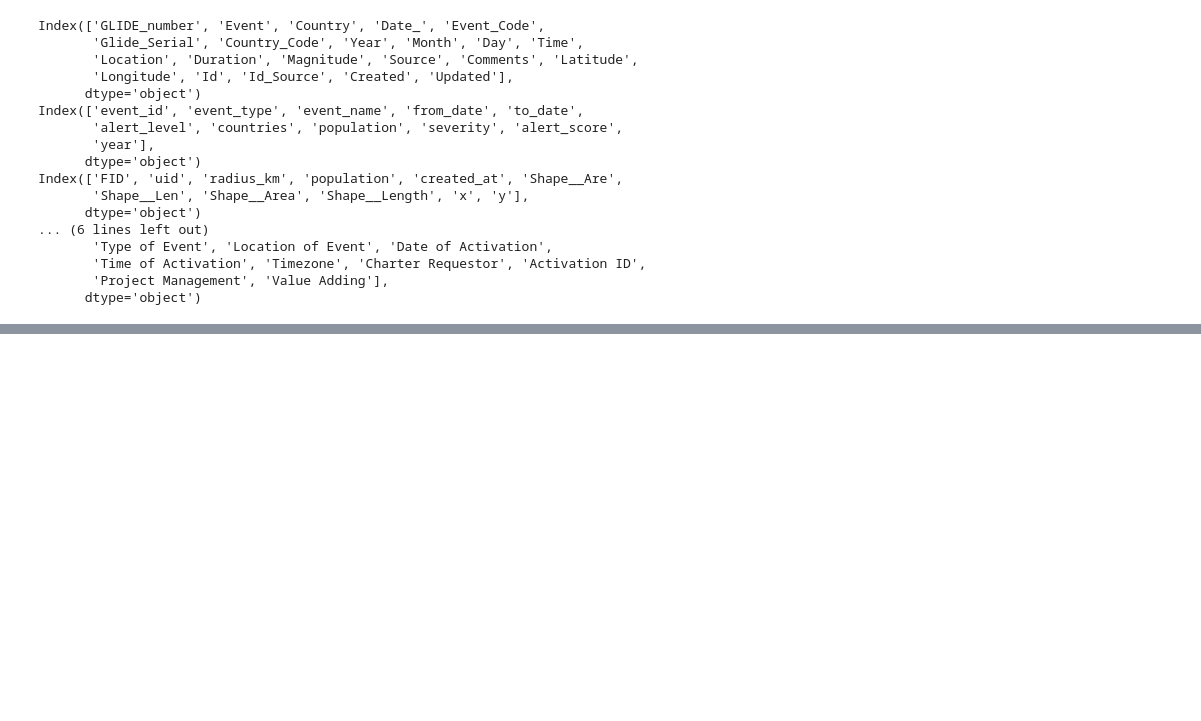
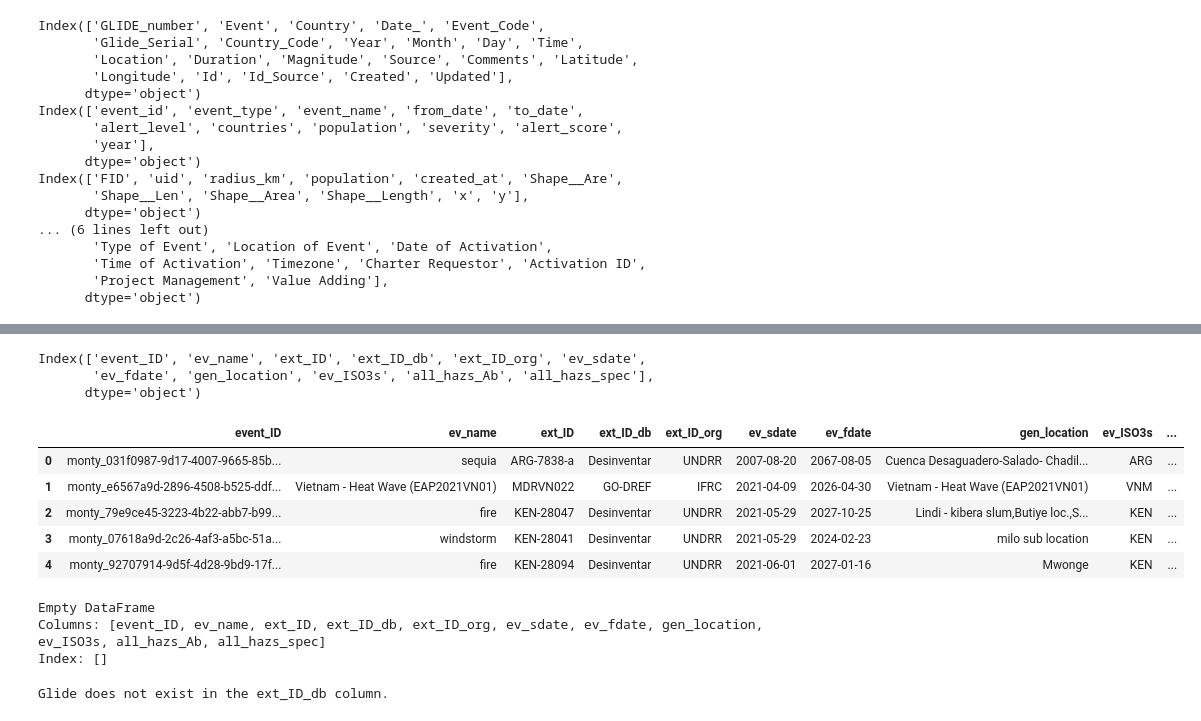
Before and after one commit to mapaction/disaster-impact, a Jupyter notebook: src/data_inspector.ipynb, the cells around one changed output, grey strips where cells are left out. Saved outputs shown, nothing was run; the diff lists cells and outputs as text; code cells hidden in the pictures; blank space fills up the shorter version.

Commit message:
exploring glide and monty data on jupyter , many of the monty entries for glide dont exist , are from 20-24

```diff
--- a/src/data_inspector.ipynb
+++ b/src/data_inspector.ipynb
@@ -107,0 +148,36 @@ ModuleNotFoundError: No module named 'src'
+# %%
+df_monty = pd.read_csv('/home/evangelos/src/disaster-impact/data/monty/event_Level_cleaned.csv')
+# %%
+df_monty.columns
+# %% [output]
+Index(['event_ID', 'ev_name', 'ext_ID', 'ext_ID_db', 'ext_ID_org', 'ev_sdate',
+       'ev_fdate', 'gen_location', 'ev_ISO3s', 'all_hazs_Ab', 'all_hazs_spec'],
+      dtype='object')
+# %%
+df_monty.head()
+# %% [output]
+|  | event_ID | ev_name | ext_ID | ext_ID_db | ext_ID_org | ev_sdate | ev_fdate | gen_location | ev_ISO3s | ... |
+| 0 | monty_031f0987-9d17-4007-9665-85b... | sequia | ARG-7838-a | Desinventar | UNDRR | 2007-08-20 | 2067-08-05 | Cuenca Desaguadero-Salado- Chadil... | ARG | ... |
+| 1 | monty_e6567a9d-2896-4508-b525-ddf... | Vietnam - Heat Wave (EAP2021VN01) | MDRVN022 | GO-DREF | IFRC | 2021-04-09 | 2026-04-30 | Vietnam - Heat Wave (EAP2021VN01) | VNM | ... |
+| 2 | monty_79e9ce45-3223-4b22-abb7-b99... | fire | KEN-28047 | Desinventar | UNDRR | 2021-05-29 | 2027-10-25 | Lindi - kibera slum,Butiye loc.,S... | KEN | ... |
+| 3 | monty_07618a9d-2c26-4af3-a5bc-51a... | windstorm | KEN-28041 | Desinventar | UNDRR | 2021-05-29 | 2024-02-23 | milo sub location | KEN | ... |
+| 4 | monty_92707914-9d5f-4d28-9bd9-17f... | fire | KEN-28094 | Desinventar | UNDRR | 2021-06-01 | 2027-01-16 | Mwonge | KEN | ... |
+# %%
+
+if 'ext_ID' in df_monty.columns:
+    df_monty['ext_ID'] = df_monty['ext_ID'].astype(str)
+    df_monty_filtered = df_monty[df_monty['ext_ID'].str.contains('AC-2000-000871-BGD')]
+    print(df_monty_filtered)
+else:
+    print("Column 'ext_ID' does not exist in the dataframe.")
+# %% [output]
+Empty DataFrame
+Columns: [event_ID, ev_name, ext_ID, ext_ID_db, ext_ID_org, ev_sdate, ev_fdate, gen_location, ev_ISO3s, all_hazs_Ab, all_hazs_spec]
+Index: []
+# %%
+if 'Glide' in df_monty['ext_ID_db'].values:
+    print("Glide exists in the ext_ID_db column.")
+else:
+    print("Glide does not exist in the ext_ID_db column.")
+# %% [output]
+Glide does not exist in the ext_ID_db column.
```
Also changed, not shown: parts of 9 cells of this notebook.
